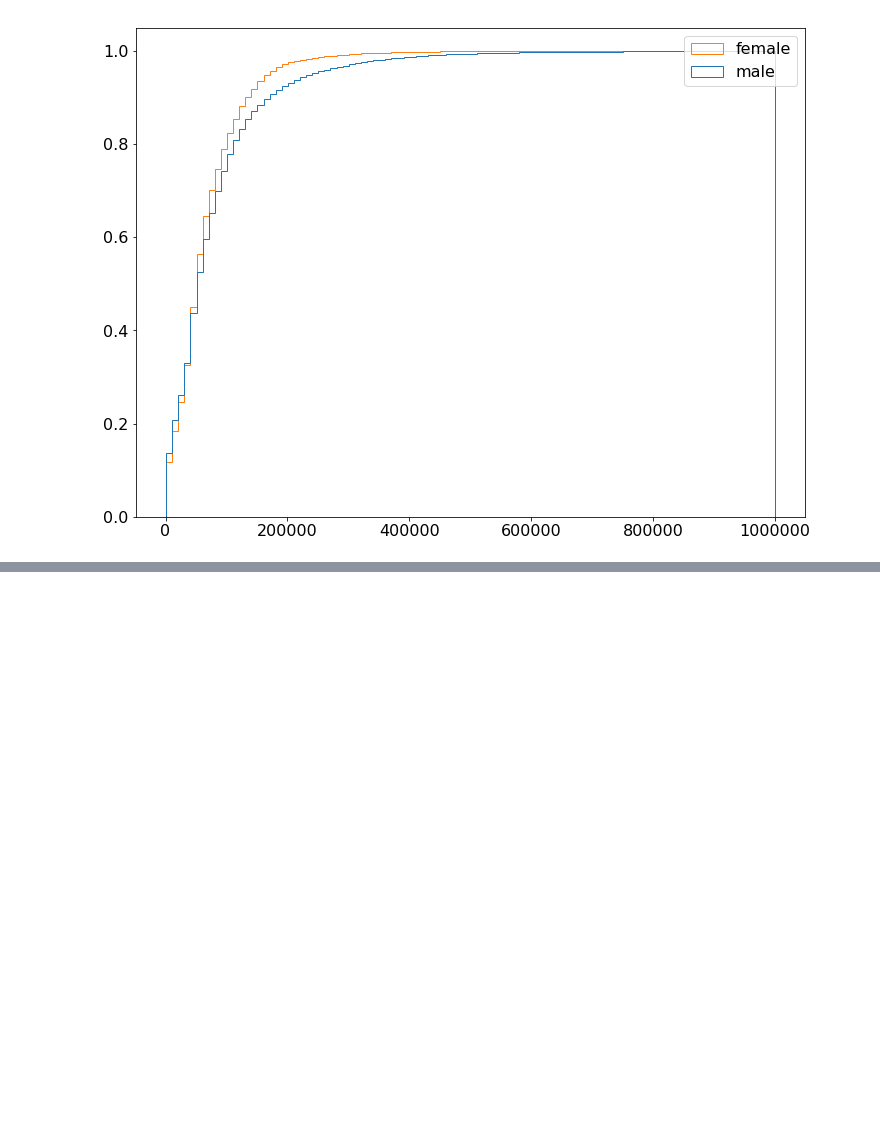
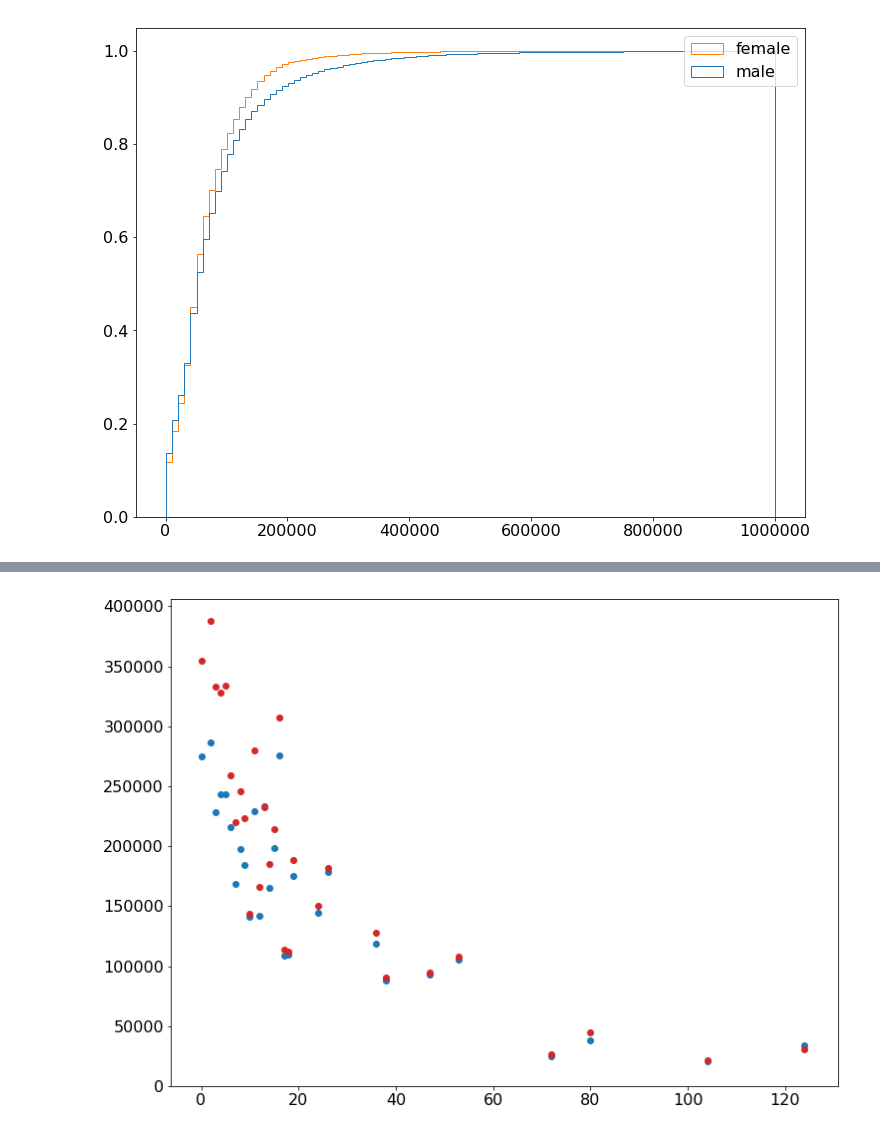
Before and after one commit to sam-dixon/gov_salaries_gap, a Jupyter notebook: playground.ipynb, the cells around one changed output, grey strips where cells are left out. Saved outputs shown, nothing was run; the diff lists cells and outputs as text; code cells hidden in the pictures; blank space fills up the shorter version.

```diff
--- a/playground.ipynb
+++ b/playground.ipynb
@@ -74,0 +112,10 @@ profs
+# %%
+title_counts = profs['Job Title'].value_counts()
+# %%
+for i, title in enumerate(profs['Job Title'].unique()):
+    if title_counts[title] < 100:
+        continue
+    plt.scatter(i, profs[(profs['Job Title']==title) & (profs['gender']=='female')]['Total Pay'].mean(), c='C0')
+    plt.scatter(i, profs[(profs['Job Title']==title) & (profs['gender']=='male')]['Total Pay'].mean(), c='C3')
+# %% [output]
+[figure, added]
```
Also changed, not shown: parts of 29 cells of this notebook, 3 other files.
